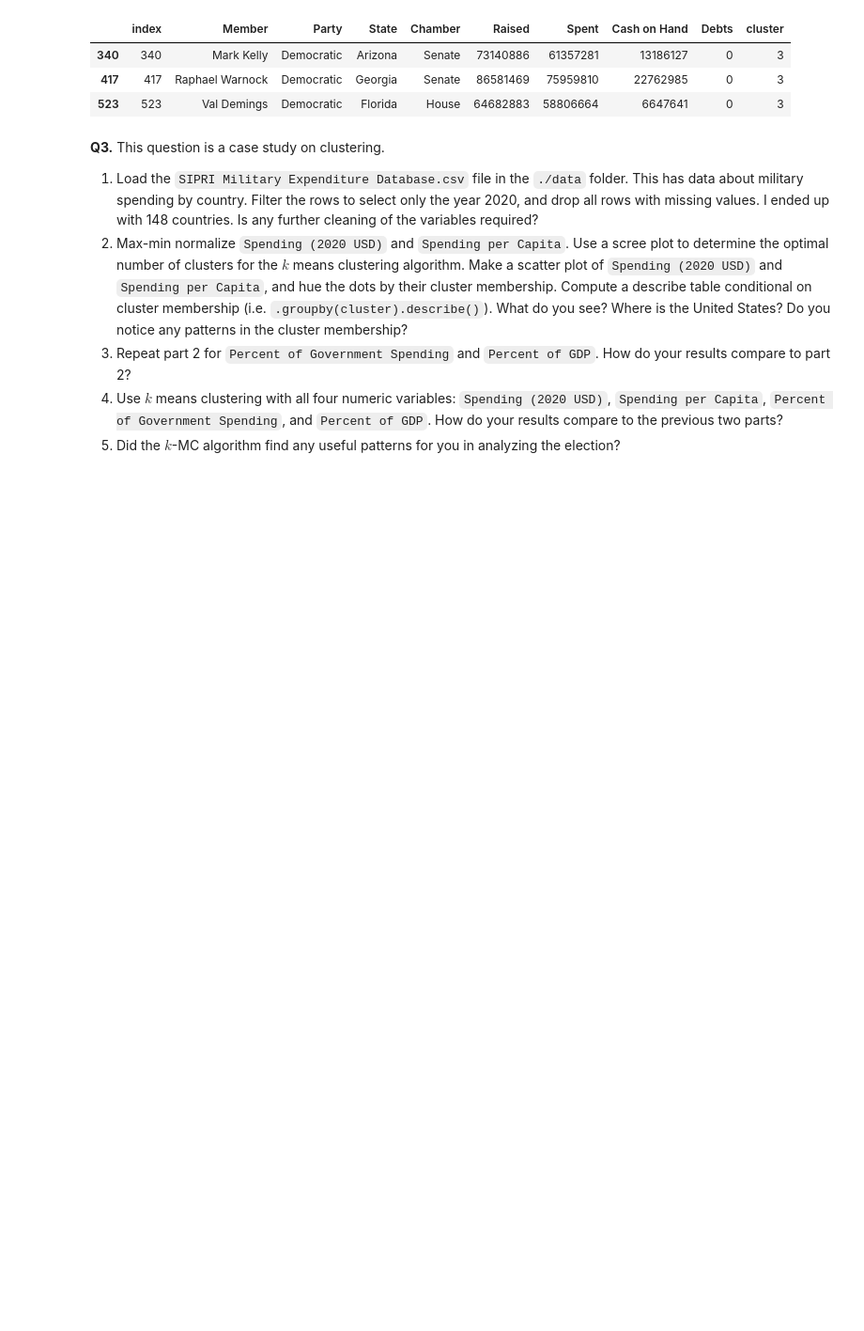
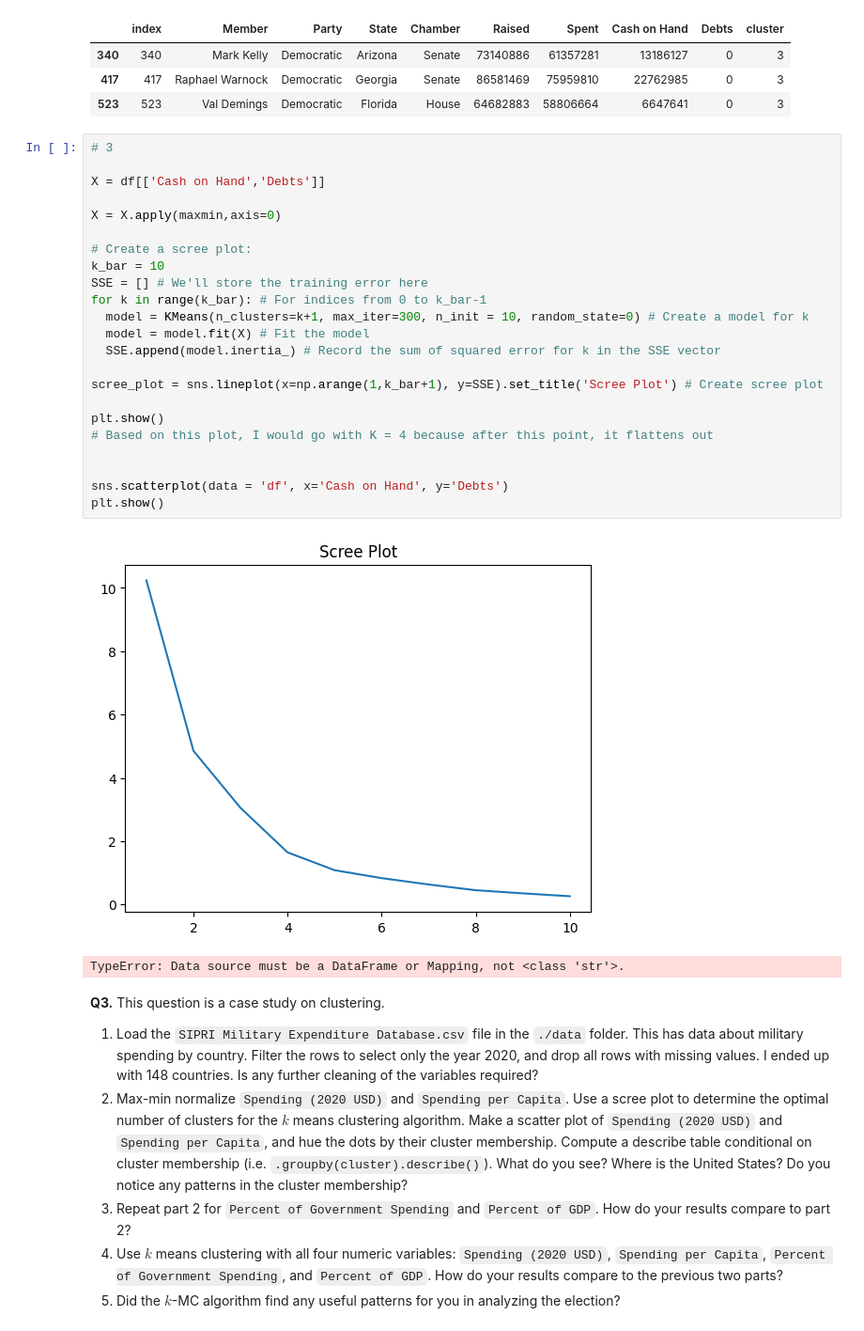
Before and after one commit to KaranRawatUVA/clustering, a Jupyter notebook: assignment/assignment_clustering.ipynb, the cells around one changed output. Shown: that part at 94% size. Cells and saved outputs as stored; diff of their text form; blank space fills up the shorter version.

```diff
--- a/assignment/assignment_clustering.ipynb
+++ b/assignment/assignment_clustering.ipynb
@@ -259,6 +259,32 @@ df[df['cluster'] == 3]
 | 340 | 340 | Mark Kelly | Democratic | Arizona | Senate | 73140886 | 61357281 | 13186127 | 0 | 3 |
 | 417 | 417 | Raphael Warnock | Democratic | Georgia | Senate | 86581469 | 75959810 | 22762985 | 0 | 3 |
 | 523 | 523 | Val Demings | Democratic | Florida | House | 64682883 | 58806664 | 6647641 | 0 | 3 |
+# %%
+# 3
+
+X = df[['Cash on Hand','Debts']]
+
+X = X.apply(maxmin,axis=0)
+
+# Create a scree plot:
+k_bar = 10
+SSE = [] # We'll store the training error here
+for k in range(k_bar): # For indices from 0 to k_bar-1
+  model = KMeans(n_clusters=k+1, max_iter=300, n_init = 10, random_state=0) # Create a model for k
+  model = model.fit(X) # Fit the model
+  SSE.append(model.inertia_) # Record the sum of squared error for k in the SSE vector
+
+scree_plot = sns.lineplot(x=np.arange(1,k_bar+1), y=SSE).set_title('Scree Plot') # Create scree plot
+
+plt.show()
+# Based on this plot, I would go with K = 4 because after this point, it flattens out
+
+
+sns.scatterplot(data = 'df', x='Cash on Hand', y='Debts')
+plt.show()
+# %% [output]
+[figure, added]
+TypeError: Data source must be a DataFrame or Mapping, not <class 'str'>.
 # %% [markdown]
 **Q3.** This question is a case study on clustering.
 
```
